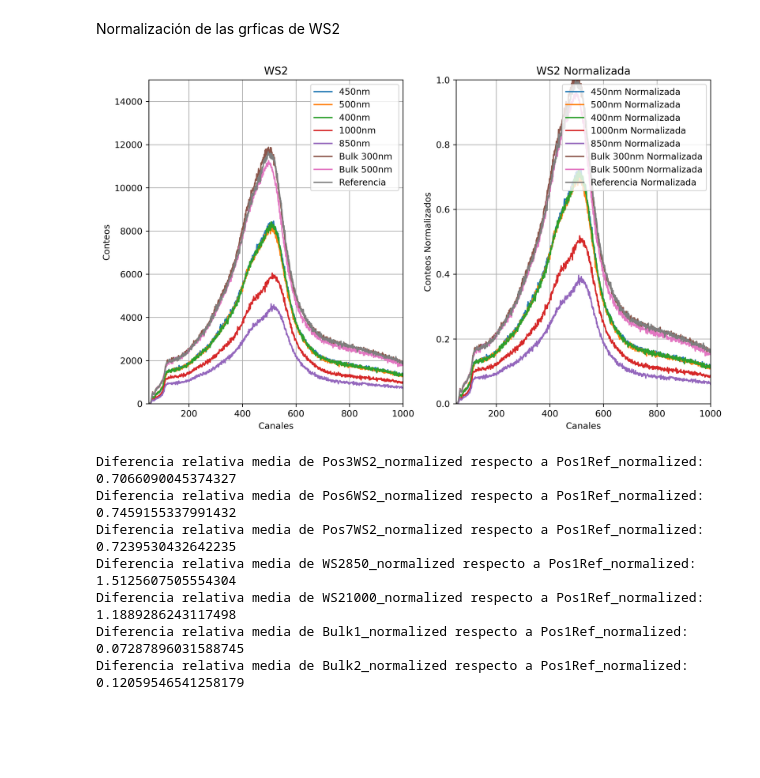
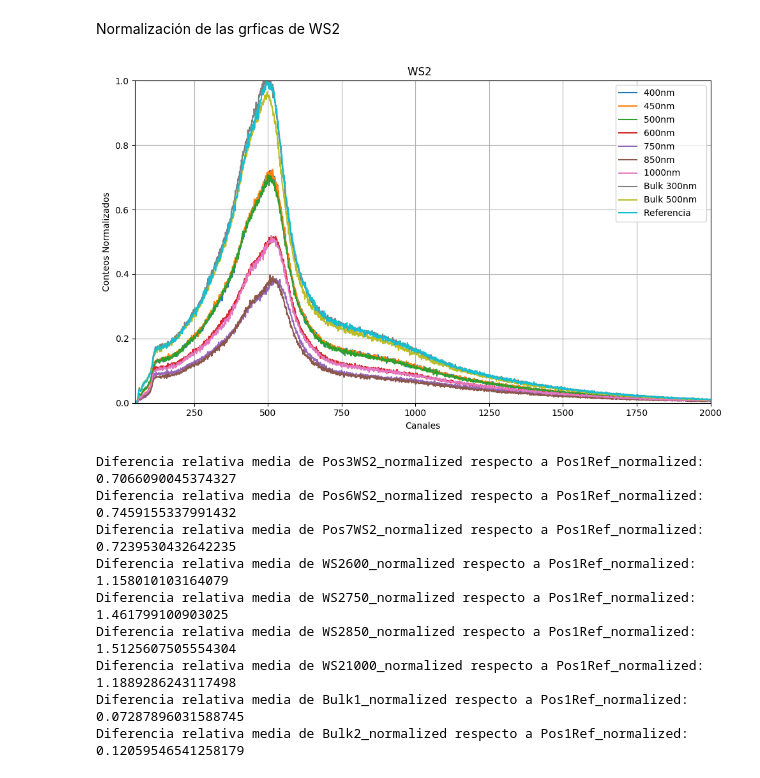
Before and after one commit to jpabonl/Proyecto-experimental, a Jupyter notebook: Graficas_Toma_2.ipynb, the cells around one changed output. Cells and saved outputs as stored; diff of their text form; code cells hidden in the pictures; blank space fills up the shorter version.

```diff
--- a/Graficas_Toma_2.ipynb
+++ b/Graficas_Toma_2.ipynb
@@ -110,6 +110,8 @@ Pos6WS2 = pd.read_csv("Muestras/XrayHV80kV-1uA--CG50-FG10--Pos6-WS2-500nm--LiveT
 Pos7WS2 = pd.read_csv("Muestras/XrayHV80kV-1uA--CG50-FG10--Pos7-WS2-400nm--LiveTime300s--ConBloques.txt")
 WS21000 = pd.read_csv("Muestras/XrayHV80kV-1uA--CG50-FG10--WS2-1000nm--LiveTime300s--ConBloques.txt")
 WS2850 = pd.read_csv("Muestras/XrayHV80kV-1uA--CG50-FG10--WS2-850nm--LiveTime300s--ConBloques.txt")
+WS2750 = pd.read_csv("Muestras/XrayHV80kV-1uA--CG50-FG10--WS2-750nm--LiveTime300s--ConBloques.txt")
+WS2600 = pd.read_csv("Muestras/XrayHV80kV-1uA--CG50-FG10--WS2-600nm--LiveTime300s--ConBloques.txt")
 Bulk1 = pd.read_csv("Muestras/XrayHV80kV-1uA--CG50-FG10--Pos4-Bulk1-W-300nm--LiveTime300s--ConBloques.txt")
 Bulk2 = pd.read_csv("Muestras/XrayHV80kV-1uA--CG50-FG10--Pos5-Bulk2-W-500nm--LiveTime300s--ConBloques.txt")
 # %%
@@ -159,6 +176,8 @@ min_Pos1Ref1 = np.min(Pos1Ref1)
 Pos3WS2_normalized = (Pos3WS2 - min_Pos1Ref1) / (max_Pos1Ref1 - min_Pos1Ref1)
 Pos6WS2_normalized = (Pos6WS2 - min_Pos1Ref1) / (max_Pos1Ref1 - min_Pos1Ref1)
 Pos7WS2_normalized = (Pos7WS2 - min_Pos1Ref1) / (max_Pos1Ref1 - min_Pos1Ref1)
+WS2600_normalized = (WS2600 - min_Pos1Ref1) / (max_Pos1Ref1 - min_Pos1Ref1)
+WS2750_normalized = (WS2750 - min_Pos1Ref1) / (max_Pos1Ref1 - min_Pos1Ref1)
 WS21000_normalized = (WS21000 - min_Pos1Ref1) / (max_Pos1Ref1 - min_Pos1Ref1)
 WS2850_normalized = (WS2850 - min_Pos1Ref1) / (max_Pos1Ref1 - min_Pos1Ref1)
 Bulk1_normalized = (Bulk1 - min_Pos1Ref1) / (max_Pos1Ref1 - min_Pos1Ref1)
@@ -168,36 +187,40 @@ Pos1Ref1_normalized = (Pos1Ref1 - min_Pos1Ref1) / (max_Pos1Ref1 - min_Pos1Ref1)
 # Graficar la función original y la función normalizada
 plt.figure(figsize=(10, 6))
 
-plt.subplot(1, 2, 1)
-plt.plot(Pos3WS2, label='450nm ')
-plt.plot(Pos6WS2, label='500nm ')
-plt.plot(Pos7WS2, label='400nm ')
-plt.plot(WS21000, label='1000nm ')
-plt.plot(WS2850, label='850nm ')
-plt.plot(Bulk1, label='Bulk 300nm ')
-plt.plot(Bulk2, label='Bulk 500nm ')
-plt.plot(Pos1Ref1, label='Referencia ')
-plt.xlim(50, 1000)
-plt.ylim(0, 15000)
-plt.grid()
-plt.title('WS2')
-plt.ylabel('Conteos')
-plt.xlabel('Canales')
-plt.legend()
+#plt.subplot(1, 2, 1)
+#plt.plot(Pos7WS2, label='400nm ')
+#plt.plot(Pos3WS2, label='450nm ')
+#plt.plot(Pos6WS2, label='500nm ')
+#plt.plot(WS2600, label='600nm')
+#plt.plot(WS2750, label='750nm')
+##plt.plot(WS2850, label='850nm ')
+#plt.plot(WS21000, label='1000nm ')
+#plt.plot(Bulk1, label='Bulk 300nm ')
+#plt.plot(Bulk2, label='Bulk 500nm ')
+#plt.plot(Pos1Ref1, label='Referencia ')
+#plt.xlim(50, 1000)
+#plt.ylim(0, 15000)
+#plt.grid()
+#plt.title('WS2')
+#plt.ylabel('Conteos')
+#plt.xlabel('Canales')
+#plt.legend()
 
-plt.subplot(1, 2, 2)
-plt.plot(Pos3WS2_normalized, label='450nm Normalizada')
-plt.plot(Pos6WS2_normalized, label='500nm Normalizada')
-plt.plot(Pos7WS2_normalized, label='400nm Normalizada')
-plt.plot(WS21000_normalized, label='1000nm Normalizada')
-plt.plot(WS2850_normalized, label='850nm Normalizada')
-plt.plot(Bulk1_normalized, label='Bulk 300nm Normalizada')
-plt.plot(Bulk2_normalized, label='Bulk 500nm Normalizada')
-plt.plot(Pos1Ref1_normalized, label='Referencia Normalizada')
-plt.xlim(50, 1000)
+#lt.subplot(1, 2, 2)
+plt.plot(Pos7WS2_normalized, label='400nm  ')
+plt.plot(Pos3WS2_normalized, label='450nm  ')
+plt.plot(Pos6WS2_normalized, label='500nm  ')
+plt.plot(WS2600_normalized, label='600nm  ')
+plt.plot(WS2750_normalized, label='750nm  ')
+plt.plot(WS2850_normalized, label='850nm  ')
+plt.plot(WS21000_normalized, label='1000nm  ')
+plt.plot(Bulk1_normalized, label='Bulk 300nm  ')
+plt.plot(Bulk2_normalized, label='Bulk 500nm  ')
+plt.plot(Pos1Ref1_normalized, label='Referencia  ')
+plt.xlim(50, 2000)
 plt.ylim(0, 1)
 plt.grid()
-plt.title('WS2 Normalizada')
+plt.title('WS2  ')
 plt.ylabel('Conteos Normalizados')
 plt.xlabel('Canales')
 plt.legend()
@@ -206,37 +229,45 @@ plt.tight_layout()
 plt.show()
 
 
 
 # Calcular la diferencia relativa entre Pos3WS2_normalized y Pos1Ref_normalized
 diff_Pos3WS2 = np.abs(Pos3WS2_normalized - Pos1Ref1_normalized)
 diff_Pos6WS2 = np.abs(Pos6WS2_normalized - Pos1Ref1_normalized)
 diff_Pos7WS2 = np.abs(Pos7WS2_normalized - Pos1Ref1_normalized)
+diff_WS2600 = np.abs(WS2600_normalized - Pos1Ref1_normalized)
+diff_WS2750 = np.abs(WS2750_normalized - Pos1Ref1_normalized)
 diff_WS2850 = np.abs(WS2850_normalized - Pos1Ref1_normalized)
 diff_WS21000 = np.abs(WS21000_normalized - Pos1Ref1_normalized)
 diff_Bulk1 = np.abs(Bulk1_normalized - Pos1Ref1_normalized)
 diff_Bulk2 = np.abs(Bulk2_normalized - Pos1Ref1_normalized)
 # Calcular el promedio de las diferencias relativas
 mean_diff_Pos3WS2 = np.mean(diff_Pos3WS2)*100
 mean_diff_Pos6WS2 = np.mean(diff_Pos6WS2)*100
 mean_diff_Pos7WS2 = np.mean(diff_Pos7WS2)*100
+mean_diff_WS2600 = np.mean(diff_WS2600)*100
+mean_diff_WS2750 = np.mean(diff_WS2750)*100
 mean_diff_WS2850 = np.mean(diff_WS2850)*100
 mean_diff_WS21000 = np.mean(diff_WS21000)*100
 mean_diff_Bulk1 = np.mean(diff_Bulk1)*100
 mean_diff_Bulk2 = np.mean(diff_Bulk2)*100
 
 
 print("Diferencia relativa media de Pos3WS2_normalized respecto a Pos1Ref_normalized:", mean_diff_Pos3WS2)
 print("Diferencia relativa media de Pos6WS2_normalized respecto a Pos1Ref_normalized:", mean_diff_Pos6WS2)
 print("Diferencia relativa media de Pos7WS2_normalized respecto a Pos1Ref_normalized:", mean_diff_Pos7WS2)
+print("Diferencia relativa media de WS2600_normalized respecto a Pos1Ref_normalized:", mean_diff_WS2600)
+print("Diferencia relativa media de WS2750_normalized respecto a Pos1Ref_normalized:", mean_diff_WS2750)
 print("Diferencia relativa media de WS2850_normalized respecto a Pos1Ref_normalized:", mean_diff_WS2850)
 print("Diferencia relativa media de WS21000_normalized respecto a Pos1Ref_normalized:", mean_diff_WS21000)
 print("Diferencia relativa media de Bulk1_normalized respecto a Pos1Ref_normalized:", mean_diff_Bulk1)
 print("Diferencia relativa media de Bulk2_normalized respecto a Pos1Ref_normalized:", mean_diff_Bulk2)
 # %% [output]
-[figure, old version]
+[figure, new version]
 Diferencia relativa media de Pos3WS2_normalized respecto a Pos1Ref_normalized: 0.7066090045374327
 Diferencia relativa media de Pos6WS2_normalized respecto a Pos1Ref_normalized: 0.7459155337991432
 Diferencia relativa media de Pos7WS2_normalized respecto a Pos1Ref_normalized: 0.7239530432642235
+Diferencia relativa media de WS2600_normalized respecto a Pos1Ref_normalized: 1.158010103164079
+Diferencia relativa media de WS2750_normalized respecto a Pos1Ref_normalized: 1.461799100903025
 Diferencia relativa media de WS2850_normalized respecto a Pos1Ref_normalized: 1.5125607505554304
 Diferencia relativa media de WS21000_normalized respecto a Pos1Ref_normalized: 1.1889286243117498
 Diferencia relativa media de Bulk1_normalized respecto a Pos1Ref_normalized: 0.07287896031588745
```
Also changed, not shown: parts of 3 cells of this notebook.
